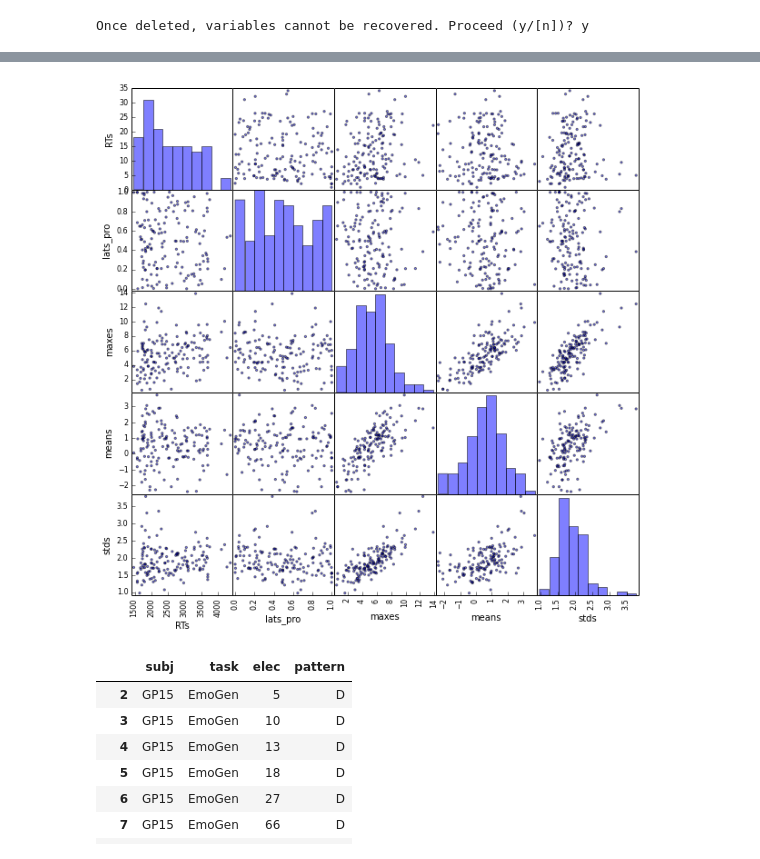
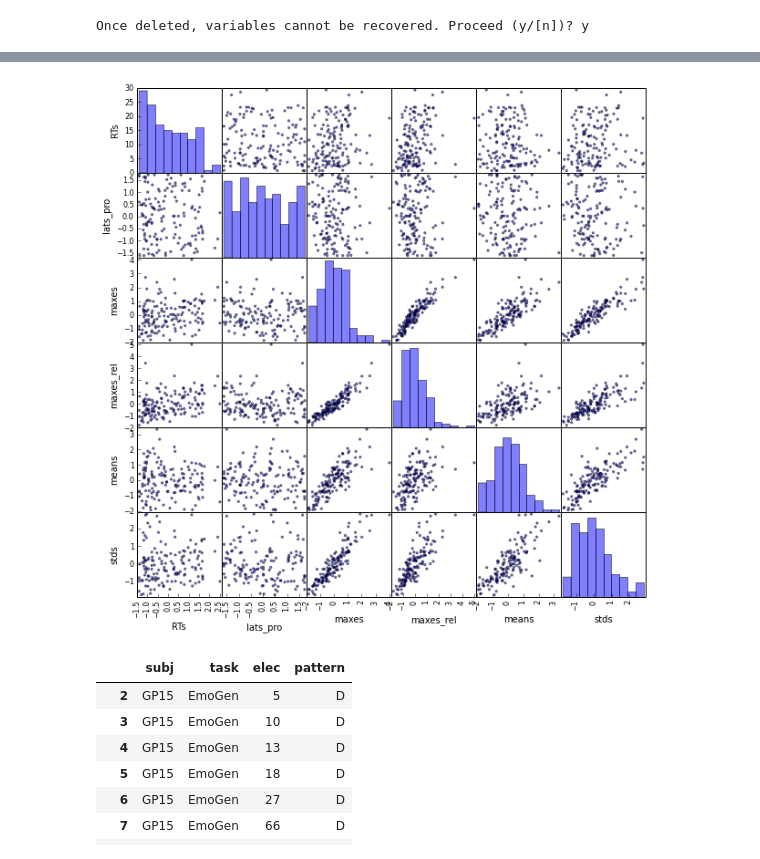
Before and after one commit to matarhaller/ECOGpy, a Jupyter notebook: feature_correlations.ipynb, the cells around one changed output, grey strips where cells are left out. Saved outputs shown, nothing was run; the diff lists cells and outputs as text; code cells hidden in the pictures.

```diff
--- a/feature_correlations.ipynb
+++ b/feature_correlations.ipynb
@@ -26,20 +29,34 @@ elecs = data_dict['means'].keys()
 # %%
 features = ['means', 'maxes', 'lats_pro','stds']
 features.append('RTs')
+# %%
+big_dict = dict()
+for f in features:
+    filename = os.path.join(SJdir, 'PCA', 'ShadePlots_hclust', 'elecs', 'significance_windows', 'csv_files', ''.join([subj, '_', task, '_', f, '.csv']))
+    df = pd.read_csv(filename)
+    elecs = df.columns.values
+    big_dict[f] = df
+# %%
+big_dict['maxes_rel'] = big_dict['maxes']-big_dict['means']
+# %%
+features.append('maxes_rel')
 # %%
+to_scale = True
 for e in elecs:
-    if e!=5:
+    if e!='5':
         continue
-    means, maxes, lats_pro, stds, RTs = [data_dict[k][e] for k in features]
-    tmp = pd.DataFrame({'means':means, 'maxes':maxes, 'lats_pro':lats_pro, 'stds':stds, 'RTs':RTs})
+
+    if to_scale == True: #if to normalize features (easier to spot outliers)
+        means, maxes, lats_pro, stds, RTs, maxes_rel = [scale(big_dict[f][e].astype(float)) for f in features]
+    else:
+        means, maxes, lats_pro, stds, RTs, maxes_rel = [big_dict[f][e] for f in features]
+
+    tmp = pd.DataFrame({'means':means, 'maxes':maxes, 'maxes_rel':maxes_rel, 'lats_pro':lats_pro, 'stds':stds, 'RTs':RTs})
 
     f, ax = plt.subplots(figsize = (10, 10))
     scatter_matrix(tmp, ax = ax, grid = True, hist_kwds={'alpha': 0.5})
-    filename = os.path.join(SJdir, 'PCA','Stats', 'Correlations', '_'.join([subj, task, 'e'+str(e)+'.png']))
-
-    #plt.savefig(filename)
 # %% [output]
-[figure, old version]
+[figure, new version]
 # %%
 #correlation each feature with RT and with features for each elec - values in csv for plot
 flist = []
```
Also changed, not shown: parts of 3 cells of this notebook, 1 other file.
